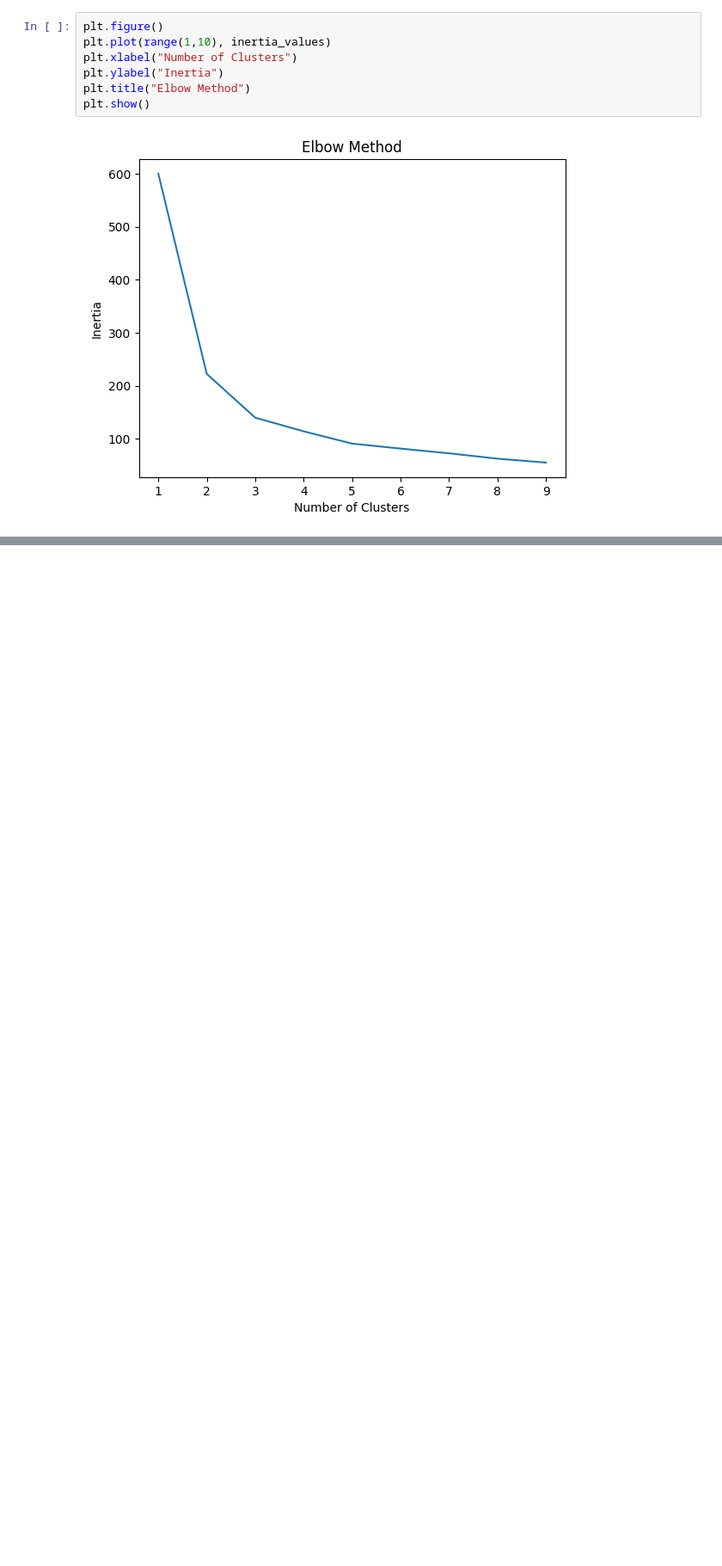
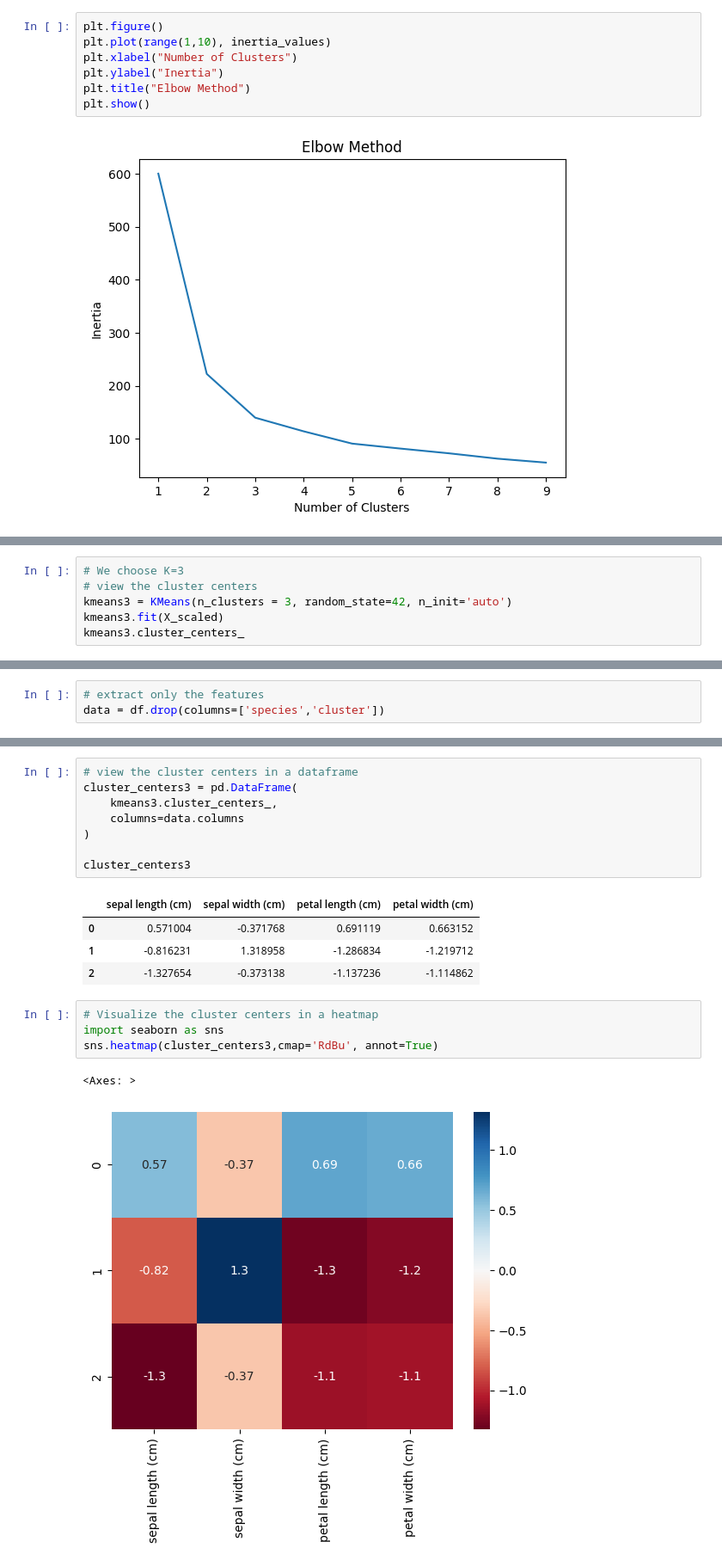
Before and after one commit to ISSLF/ML-EEP-Day2, a Jupyter notebook: K-Means_iris_dataset.ipynb, the cells around one changed output, grey strips where cells are left out. Shown at 86% size. Saved outputs shown, nothing was run; the diff lists cells and outputs as text; blank space fills up the shorter version.

```diff
--- a/K-Means_iris_dataset.ipynb
+++ b/K-Means_iris_dataset.ipynb
@@ -136,0 +138,6 @@ plt.show()
+# %%
+# We choose K=3
+# view the cluster centers
+kmeans3 = KMeans(n_clusters = 3, random_state=42, n_init='auto')
+kmeans3.fit(X_scaled)
+kmeans3.cluster_centers_
@@ -136,0 +148,3 @@ plt.show()
+# %%
+# extract only the features
+data = df.drop(columns=['species','cluster'])
@@ -136,0 +158,20 @@ plt.show()
+# %%
+# view the cluster centers in a dataframe
+cluster_centers3 = pd.DataFrame(
+    kmeans3.cluster_centers_,
+    columns=data.columns
+)
+
+cluster_centers3
+# %% [output]
+|  | sepal length (cm) | sepal width (cm) | petal length (cm) | petal width (cm) |
+| 0 | 0.571004 | -0.371768 | 0.691119 | 0.663152 |
+| 1 | -0.816231 | 1.318958 | -1.286834 | -1.219712 |
+| 2 | -1.327654 | -0.373138 | -1.137236 | -1.114862 |
+# %%
+# Visualize the cluster centers in a heatmap
+import seaborn as sns
+sns.heatmap(cluster_centers3,cmap='RdBu', annot=True)
+# %% [output]
+<Axes: >
+[figure, added]
```
Also changed, not shown: parts of 8 cells of this notebook, 6 other files.
